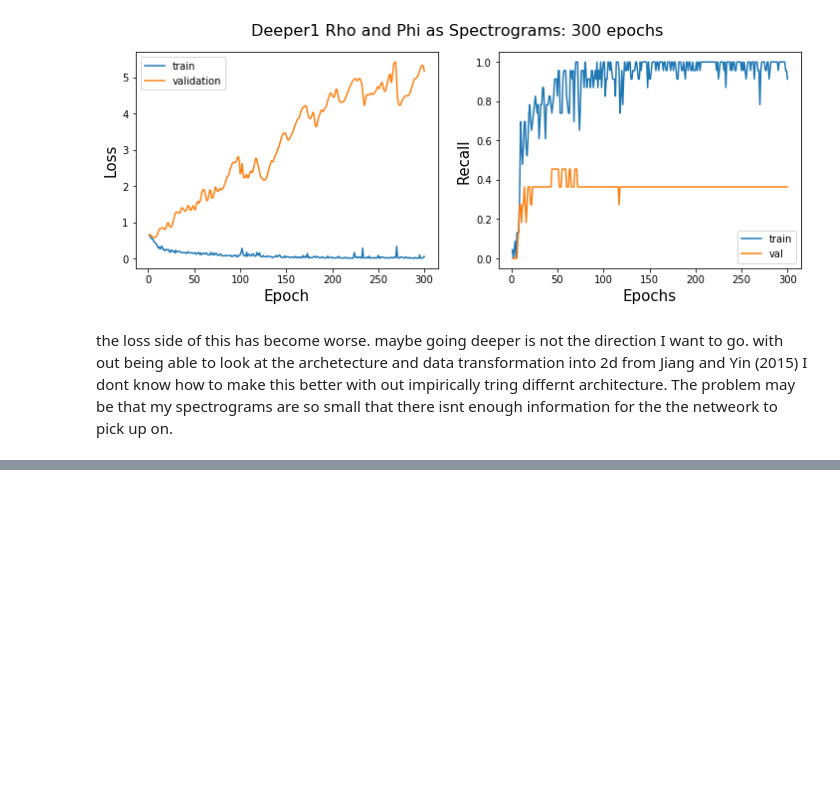
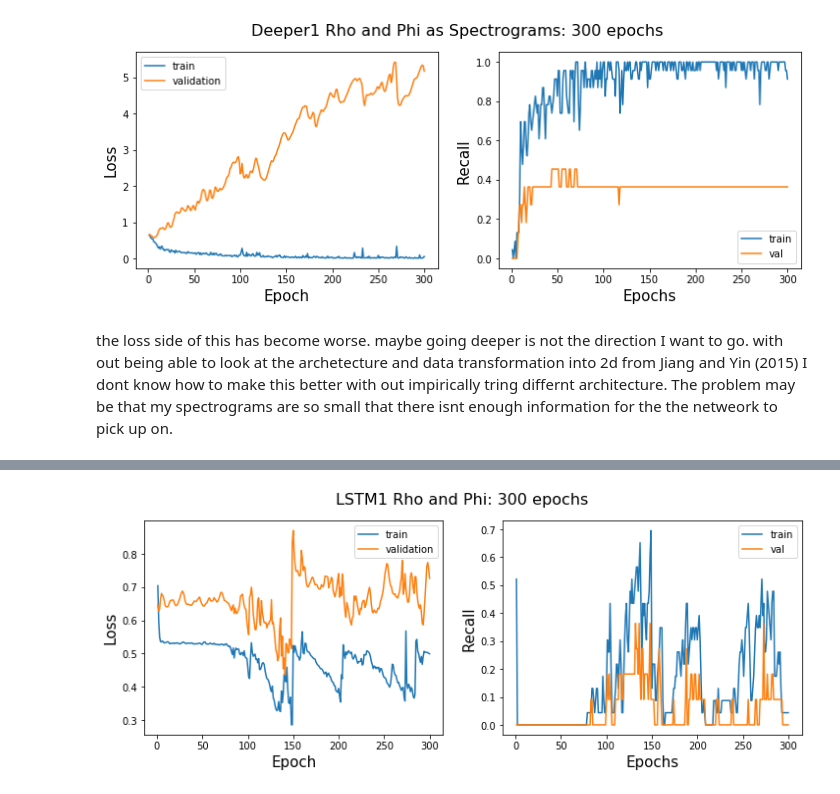
Before and after one commit to Iguanacolossus/Capstone3-TBA, a Jupyter notebook: notebooks/HAR-classification.ipynb, the cells around one changed output, grey strips where cells are left out. Saved outputs shown, nothing was run; the diff lists cells and outputs as text; code cells hidden in the pictures; blank space fills up the shorter version.

```diff
--- a/notebooks/HAR-classification.ipynb
+++ b/notebooks/HAR-classification.ipynb
@@ -656,0 +661,8 @@ the loss side of this has become worse. maybe going deeper is not the direction
+# %%
+
+model_LSTM1 = keras.Sequential()
+model_LSTM1.add(keras.layers.LSTM(32, input_shape=(206, 2), return_sequences=True))
+model_LSTM1.add(keras.layers.LSTM(32, return_sequences=False))
+model_LSTM1.add(keras.layers.Dense(1, activation='sigmoid'))
+model_LSTM1.compile(optimizer='adam',
+              loss='binary_crossentropy',metrics=metrics1)
@@ -656,0 +673,2 @@ the loss side of this has become worse. maybe going deeper is not the direction
+# %%
+LSTM1_hist = model_LSTM1.fit(X_train_rhophi,y_train_rhophi, epochs=300, validation_data=(X_vali_rhophi,y_vali_rhophi))
@@ -656,0 +693,4 @@ the loss side of this has become worse. maybe going deeper is not the direction
+# %%
+lr_plot(LSTM1_hist,'LSTM1 Rho and Phi: 300 epochs','LSTM1_300epochs.png')
+# %% [output]
+[figure, added]
```
Also changed, not shown: parts of 51 cells of this notebook, 37 other files.
